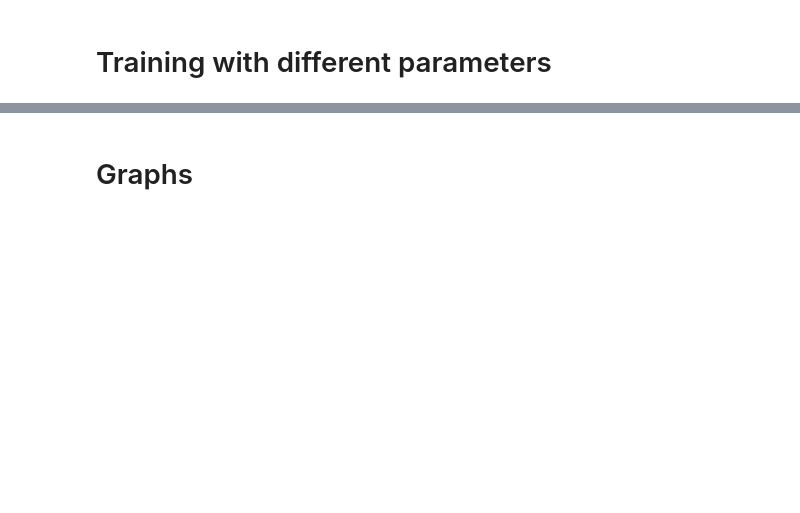
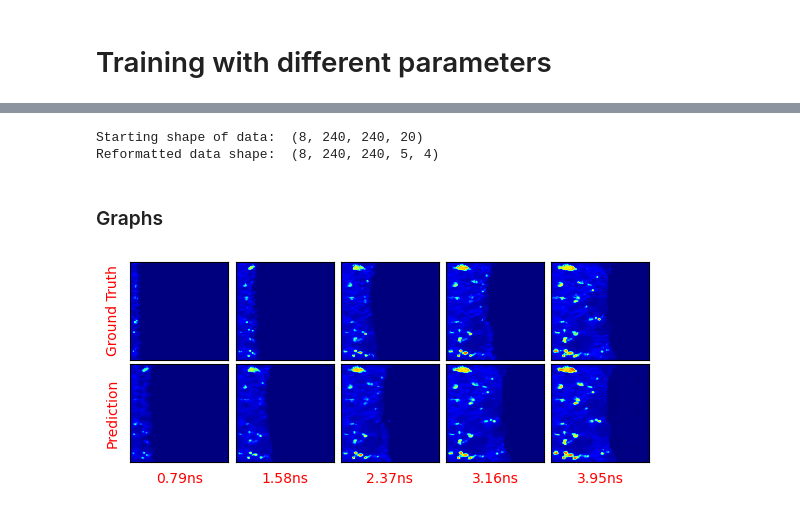
Before and after one commit to baeklab/parc, a Jupyter notebook: demos/modularized.ipynb, the cells around one changed output, grey strips where cells are left out. Drawn from its saved outputs; the diff is of its cells as text; code cells hidden in the pictures; blank space fills up the shorter version.

```diff
--- a/demos/modularized.ipynb
+++ b/demos/modularized.ipynb
@@ -202,10 +239,6 @@ X_train_short, y_train_short, X_train_init_short, X_val_short, y_val_short, X_va
 # %%
-#Test model w/ 1 field and full timesteps
-parc_model_single_field = model.PARC(240, 1, 19, 128)
-parc_model_single_field.build()
-parc_model_single_field.compile(loss = loss,loss_weights = loss_weights,optimizer = optimizer,metrics = metrics)
-#Test model w/ 2 fields and shortened timesteps
+# PARC test model w/ 2 fields and shortened timesteps (make sure to reload model module or error will result)
 parc_model_short_time = model.PARC(240, 2, 5, 128)
 parc_model_short_time.build()
-parc_model_short_time.compile(loss = loss,loss_weights = loss_weights,optimizer = optimizer,metrics = metrics)
+parc_model_short_time.compile(loss=loss, optimizer=optimizer)
 # %% [markdown]
@@ -234,10 +261,6 @@ parc_model_short_time.save_weights("../parc_data/shorttimeTrain.h5")
 # %%
-parc_model_single_field.load_weights("../parc_data/singlefieldTrain.h5")
-parc_model_short_time.load_weights("../parc_data/shorttimeTrain.h5")
+parc_model_short_time.load_weights("../parc_data/model_ts5_stateWeighted.h5")
 
-#prediction for single field training
-pred_single = parc_model_single_field.predict([test_X_single,test_X_init_single])
-
-#prediction for shortened timestep training
-pred_short = parc_model_short_time.predict([test_X_short,test_X_init_short])
+# prediction for shortened timestep training
+pred_short = parc_model_short_time.predict([test_X_short, test_X_init_short])
 # %% [output]
@@ -245,9 +268,10 @@ NameError: name 'test_X_single' is not defined
 # %%
-#reshape to match new data format
-test_Y_single = IO.reshape_new(test_Y_single,2,1)
-pred_single = IO.reshape_new(pred_single[0],1,1)
-#reshape to match new data format
-test_Y_short = IO.reshape_new(test_Y_short)
-pred_short = IO.reshape_new(pred[0]_short,2)
+# reshape data to fit into an easily accessible format
+test_Y_short = IO.reshape_new(test_Y_short,2)
+pred_short = np.concatenate((pred_short[0],pred_short[1]),axis=3)
+pred_short = IO.reshape_new(pred_short,2)
+# %% [output]
+Starting shape of data:  (8, 240, 240, 20)
+Reformatted data shape:  (8, 240, 240, 5, 4)
 # %% [markdown]
-# Graphs
+### Graphs
@@ -277,7 +286,5 @@ Temp_gt_short = IO.rescale(Temp_gt_short,norm_T_min,norm_T_max)
 # %%
-#create plots for shortened timestep test data
-graphs.visualize_inference(Temp_gt_short,Temp_pred_short,t_idx,2,norm_T_min,norm_T_max)
-graphs.plot_hotspot_area(Temp_gt_short,Temp_pred_short,t_idx)
-graphs.plot_hotspot_area_dot(Temp_gt_short,Temp_pred_short,t_idx,del_t)
-graphs.plot_hotspot_temperature(Temp_gt_short,Temp_pred_short,t_idx)
-graphs.plot_hotspot_temp_dot(Temp_gt_short,Temp_pred_short,t_idx,del_t)
+# Graph showing the temperature evolution in the microstructure for the shortened time steps
+graphs.visualize_inference(Temp_gt_short, Temp_pred_short, t_idx[:5], 2, norm_T_min, norm_T_max)
+# %% [output]
+[figure, added]
```
Also changed, not shown: parts of 85 cells of this notebook, 4 other files.
